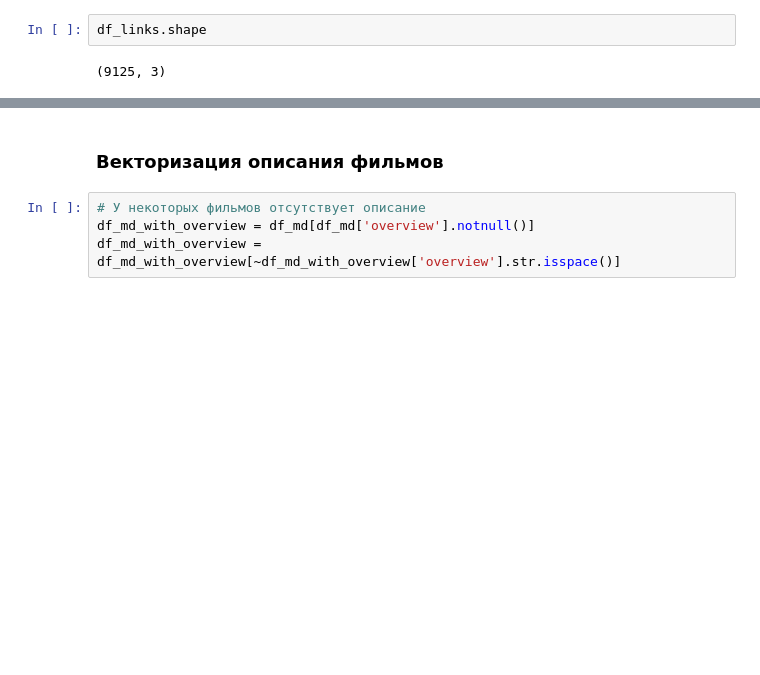
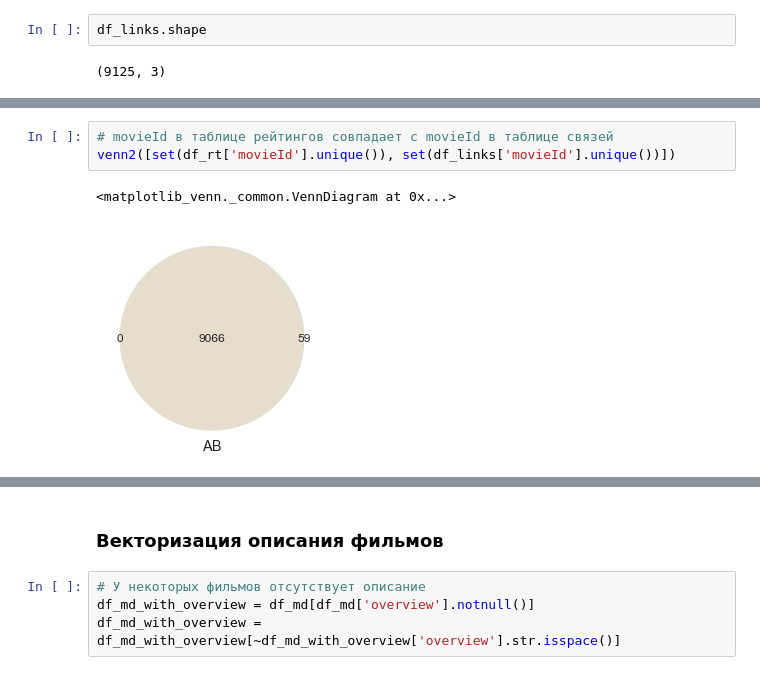
Before and after one commit to ugapanyuk/ml_course_2020, a Jupyter notebook: common/notebooks/recom/recom.ipynb, the cells around one changed output, grey strips where cells are left out. Drawn from its saved outputs; the diff is of its cells as text; blank space fills up the shorter version.

```diff
--- a/common/notebooks/recom/recom.ipynb
+++ b/common/notebooks/recom/recom.ipynb
@@ -91,0 +113,6 @@ df_links.shape
+# %%
+# movieId в таблице рейтингов совпадает с movieId в таблице связей
+venn2([set(df_rt['movieId'].unique()), set(df_links['movieId'].unique())])
+# %% [output]
+<matplotlib_venn._common.VennDiagram at 0x...>
+[figure, added]
```
Also changed, not shown: parts of 29 cells of this notebook, 1 other file.
